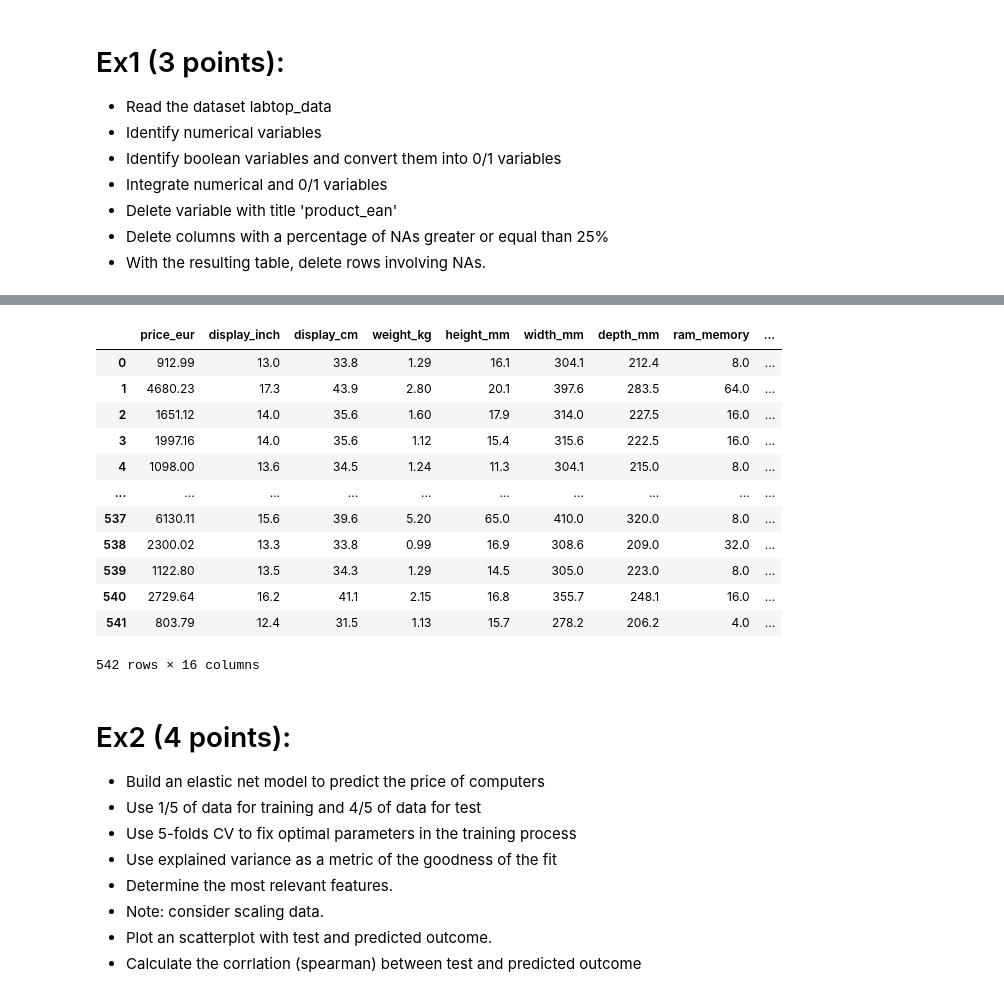
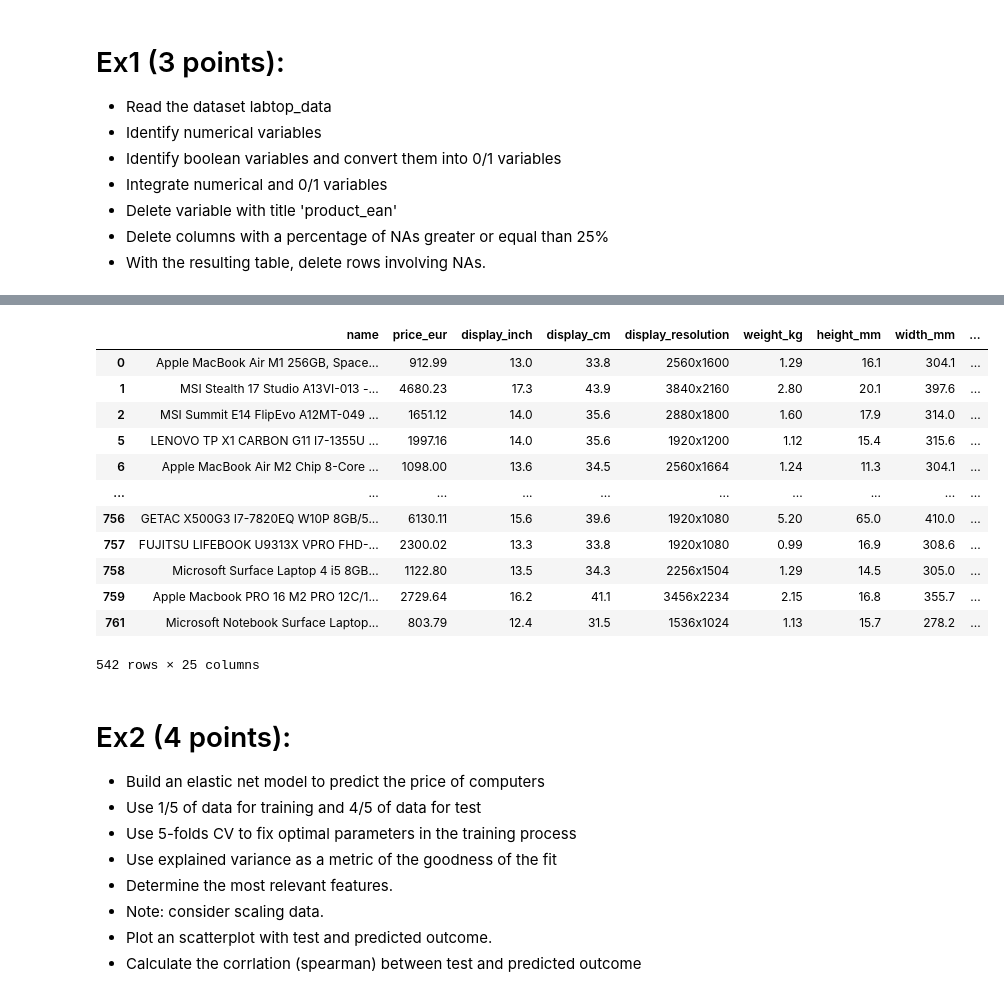
Before and after one commit to moisesbritez92/Python_examen_Tecnun, a Jupyter notebook: Examen_2024_Enunciado.ipynb, the cells around one changed output, grey strips where cells are left out. Saved outputs shown, nothing was run; the diff lists cells and outputs as text; code cells hidden in the pictures.

```diff
--- a/Examen_2024_Enunciado.ipynb
+++ b/Examen_2024_Enunciado.ipynb
@@ -28,8 +28,8 @@ warnings.filterwarnings("ignore")
 - With the resulting table, delete rows involving NAs.
 # %%
 df = pd.read_csv('labtop_data.csv')
-
-df = df.replace({True: 1, False: 0})
+df = df.replace({False:0, True:1})
+df = df.drop(columns= 'product_ean', axis=1)
 df
 # %% [output]
 |  | name | price_eur | display_inch | display_cm | display_resolution | display_ratio | weight_kg | height_mm | ... |
@@ -48,2 +47,0 @@ df
-# %%
-df.drop('product_ean', axis=1, inplace=True)
@@ -60,18 +47,0 @@ df2.reset_index(drop=True, inplace = True)
-# %%
-numeric_cols = df2.select_dtypes(include=[np.number]).columns
-df2 = df2[numeric_cols]
-df2
-# %% [output]
-|  | price_eur | display_inch | display_cm | weight_kg | height_mm | width_mm | depth_mm | ram_memory | ... |
-| 0 | 912.99 | 13.0 | 33.8 | 1.29 | 16.1 | 304.1 | 212.4 | 8.0 | ... |
-| 1 | 4680.23 | 17.3 | 43.9 | 2.80 | 20.1 | 397.6 | 283.5 | 64.0 | ... |
-| 2 | 1651.12 | 14.0 | 35.6 | 1.60 | 17.9 | 314.0 | 227.5 | 16.0 | ... |
-| 3 | 1997.16 | 14.0 | 35.6 | 1.12 | 15.4 | 315.6 | 222.5 | 16.0 | ... |
-| 4 | 1098.00 | 13.6 | 34.5 | 1.24 | 11.3 | 304.1 | 215.0 | 8.0 | ... |
-| ... | ... | ... | ... | ... | ... | ... | ... | ... | ... |
-| 537 | 6130.11 | 15.6 | 39.6 | 5.20 | 65.0 | 410.0 | 320.0 | 8.0 | ... |
-| 538 | 2300.02 | 13.3 | 33.8 | 0.99 | 16.9 | 308.6 | 209.0 | 32.0 | ... |
-| 539 | 1122.80 | 13.5 | 34.3 | 1.29 | 14.5 | 305.0 | 223.0 | 8.0 | ... |
-| 540 | 2729.64 | 16.2 | 41.1 | 2.15 | 16.8 | 355.7 | 248.1 | 16.0 | ... |
-| 541 | 803.79 | 12.4 | 31.5 | 1.13 | 15.7 | 278.2 | 206.2 | 4.0 | ... |
-542 rows × 16 columns
@@ -78,3 +55,19 @@ df2
+# %%
+df_clean
+# %% [output]
+|  | name | price_eur | display_inch | display_cm | display_resolution | weight_kg | height_mm | width_mm | ... |
+| 0 | Apple MacBook Air M1 256GB, Space... | 912.99 | 13.0 | 33.8 | 2560x1600 | 1.29 | 16.1 | 304.1 | ... |
+| 1 | MSI Stealth 17 Studio A13VI-013 -... | 4680.23 | 17.3 | 43.9 | 3840x2160 | 2.80 | 20.1 | 397.6 | ... |
+| 2 | MSI Summit E14 FlipEvo A12MT-049 ... | 1651.12 | 14.0 | 35.6 | 2880x1800 | 1.60 | 17.9 | 314.0 | ... |
+| 5 | LENOVO TP X1 CARBON G11 I7-1355U ... | 1997.16 | 14.0 | 35.6 | 1920x1200 | 1.12 | 15.4 | 315.6 | ... |
+| 6 | Apple MacBook Air M2 Chip 8-Core ... | 1098.00 | 13.6 | 34.5 | 2560x1664 | 1.24 | 11.3 | 304.1 | ... |
+| ... | ... | ... | ... | ... | ... | ... | ... | ... | ... |
+| 756 | GETAC X500G3 I7-7820EQ W10P 8GB/5... | 6130.11 | 15.6 | 39.6 | 1920x1080 | 5.20 | 65.0 | 410.0 | ... |
+| 757 | FUJITSU LIFEBOOK U9313X VPRO FHD-... | 2300.02 | 13.3 | 33.8 | 1920x1080 | 0.99 | 16.9 | 308.6 | ... |
+| 758 | Microsoft Surface Laptop 4 i5 8GB... | 1122.80 | 13.5 | 34.3 | 2256x1504 | 1.29 | 14.5 | 305.0 | ... |
+| 759 | Apple Macbook PRO 16 M2 PRO 12C/1... | 2729.64 | 16.2 | 41.1 | 3456x2234 | 2.15 | 16.8 | 355.7 | ... |
+| 761 | Microsoft Notebook Surface Laptop... | 803.79 | 12.4 | 31.5 | 1536x1024 | 1.13 | 15.7 | 278.2 | ... |
+542 rows × 25 columns
 # %% [markdown]
 # Ex2 (4 points):
 
```
Also changed, not shown: parts of 13 cells of this notebook, 8 other files.
